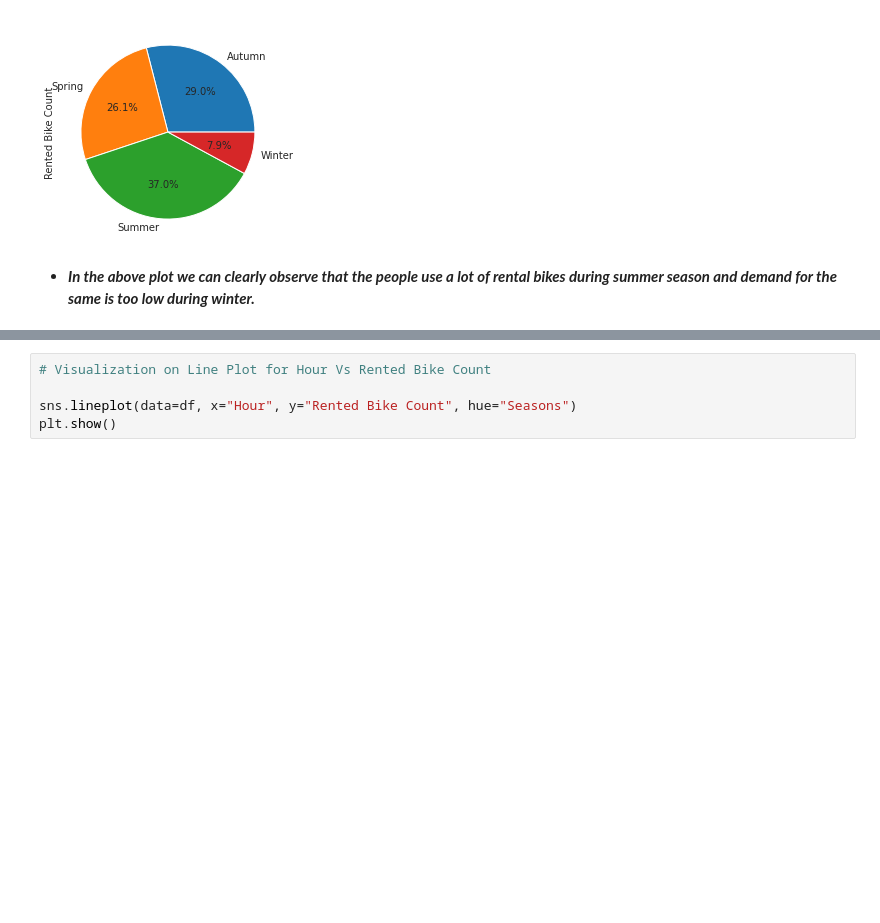
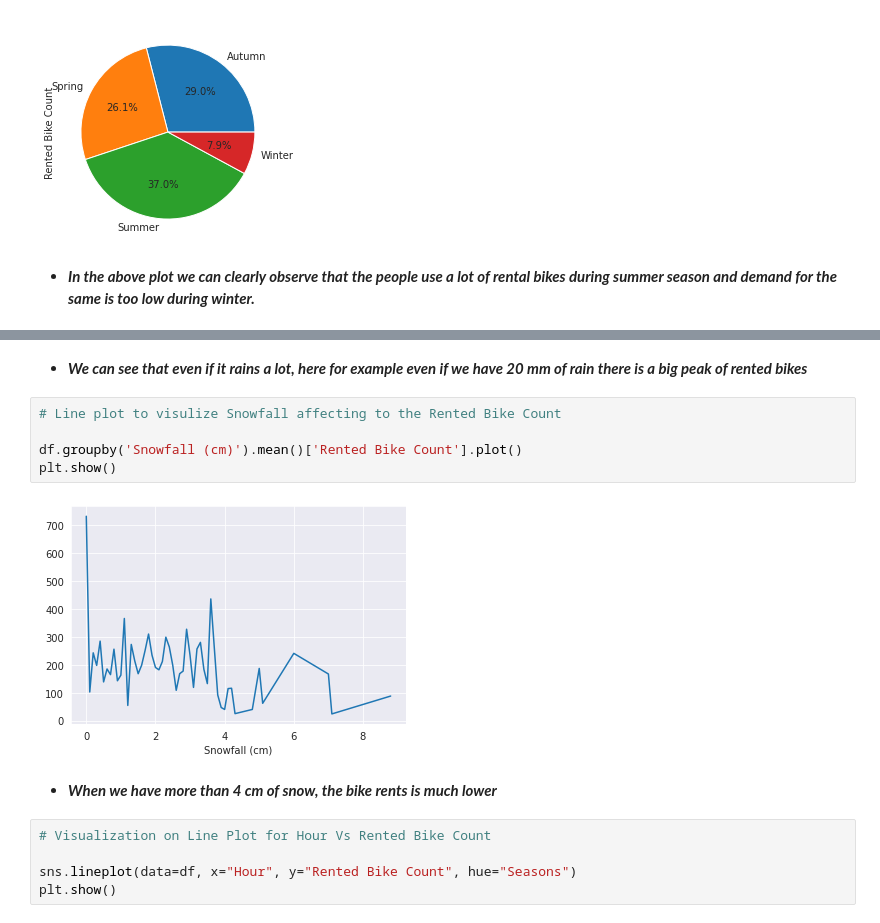
Before and after one commit to LikhithRam/Bike-demand-prediction, a Jupyter notebook: ML_Regression_Capstone__Project.ipynb, the cells around one changed output, grey strips where cells are left out. Drawn from its saved outputs; the diff is of its cells as text; blank space fills up the shorter version.

```diff
--- a/ML_Regression_Capstone__Project.ipynb
+++ b/ML_Regression_Capstone__Project.ipynb
@@ -365,3 +358,14 @@ plt.show()
+# %% [markdown]
+- ***We can see that even if it rains a lot, here for example even if we have 20 mm of rain there is a big peak of rented bikes***
+# %%
+# Line plot to visulize Snowfall affecting to the Rented Bike Count
+
+df.groupby('Snowfall (cm)').mean()['Rented Bike Count'].plot()
+plt.show()
+# %% [output]
+[figure, added]
+# %% [markdown]
+- ***When we have more than 4 cm of snow, the bike rents is much lower***
 # %%
 # Visualization on Line Plot for Hour Vs Rented Bike Count
 
```
Also changed, not shown: parts of 33 cells of this notebook.
